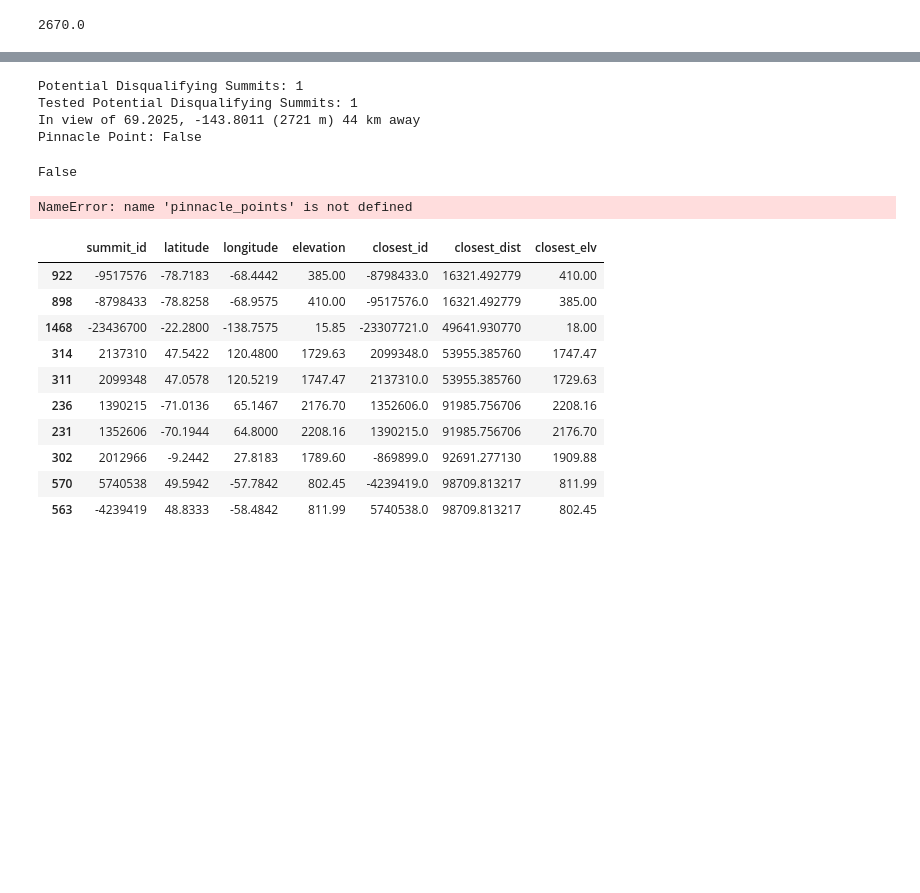
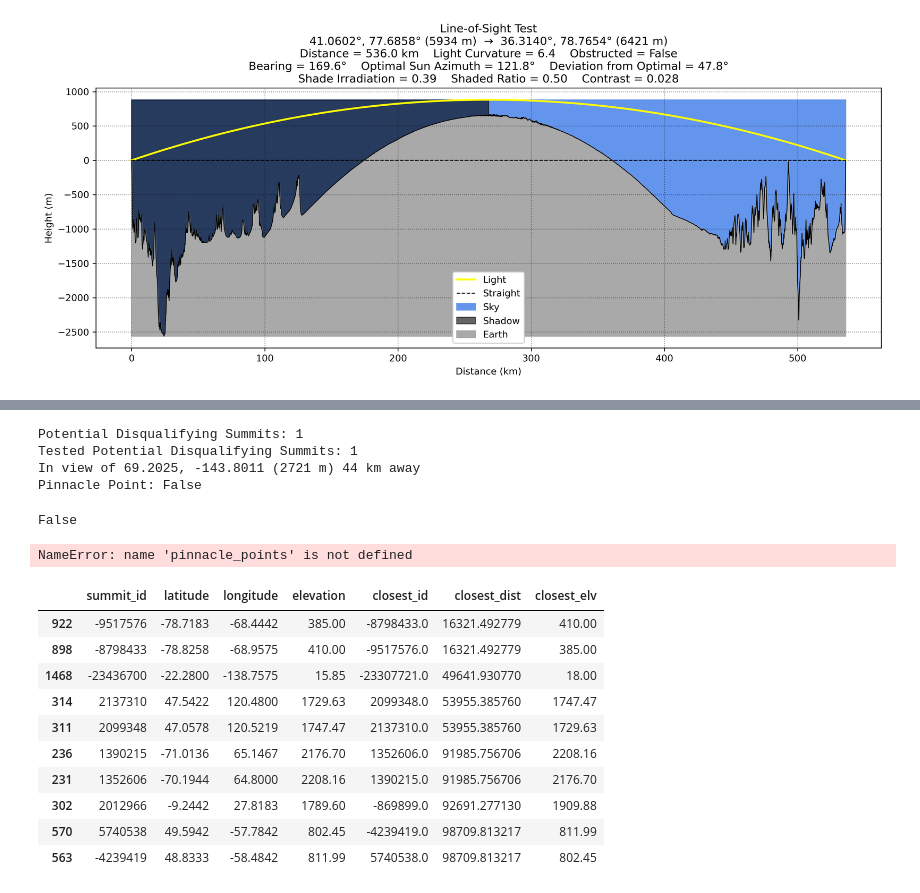
Before and after one commit to jgbreault/PinnaclePoints, a Jupyter notebook: scripts/general_analysis.ipynb, the cells around one changed output, grey strips where cells are left out. Cells and saved outputs as stored; diff of their text form; code cells hidden in the pictures; blank space fills up the shorter version.

```diff
--- a/scripts/general_analysis.ipynb
+++ b/scripts/general_analysis.ipynb
@@ -39,4 +39,10 @@ los.plot(legend_location='lower center', plot_path='../misc/images/longest_los_T
-# %%
-me.get_elevations([69.2775], [-144.91])[0]
-# %% [output]
-2670.0
+# %%
+obs = me.Summit(41.0602, 77.6858, 5934)   # Pik Dankova, Kyrgyzstan (observer)
+trg = me.Summit(36.3140, 78.7654, 6421)   # Hindu Tagh, China (target)
+los = me.LineOfSight(obs, trg)
+
+los.process_full_line_of_sight()
+
+los.plot(legend_location='lower center', plot_path='../misc/images/longest_los_TBH')
+# %% [output]
+[figure, added]
```
Also changed, not shown: parts of 5 cells of this notebook, 19 other files.
